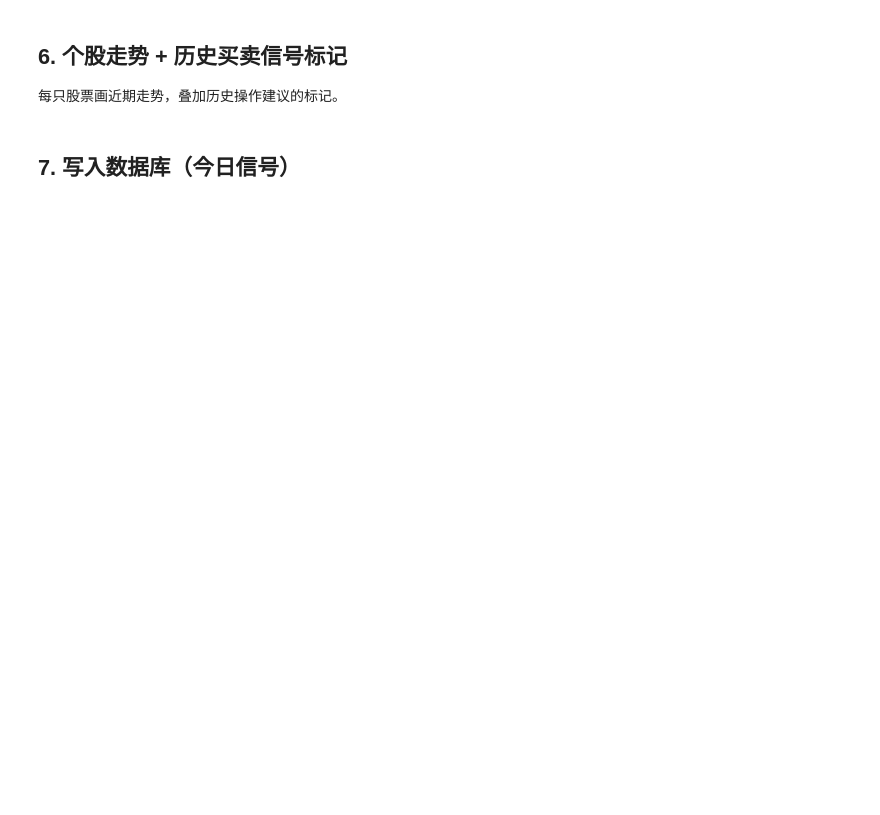
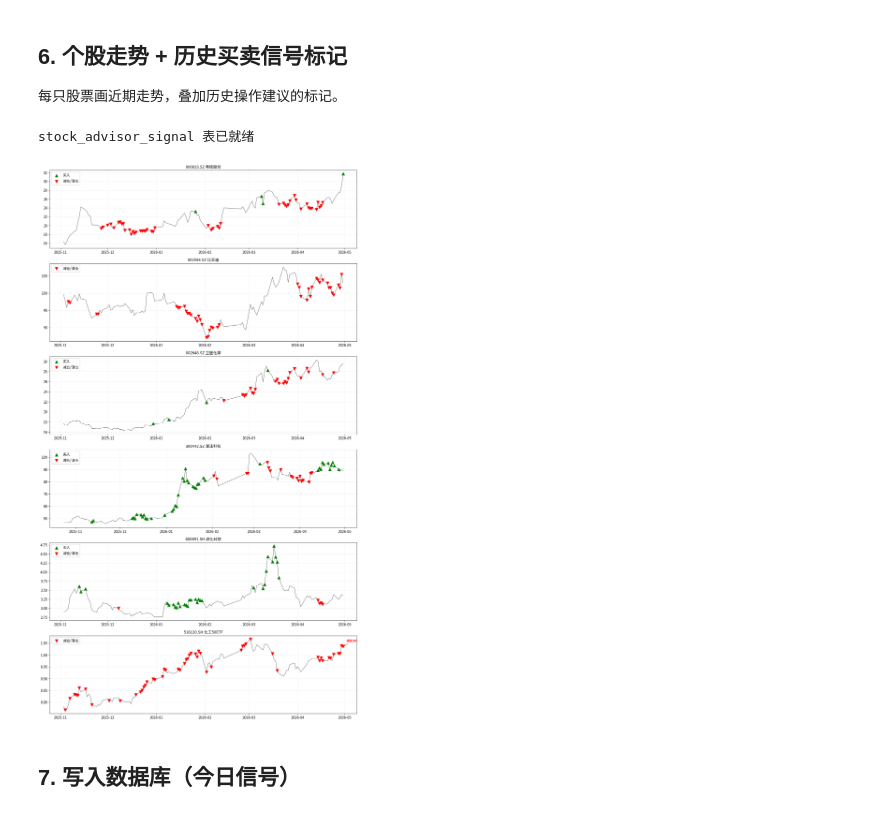
Before and after one commit to AmbitionC/invest-model, a Jupyter notebook: notebooks/13_daily_advisor.ipynb, the cells around one changed output. Cells and saved outputs as stored; diff of their text form; code cells hidden in the pictures; blank space fills up the shorter version.

```diff
--- a/notebooks/13_daily_advisor.ipynb
+++ b/notebooks/13_daily_advisor.ipynb
@@ -225,11 +267,6 @@ try:
 except ValueError:
     end_dt = datetime.now()
 chart_start = (end_dt - timedelta(days=CHART_DAYS * 2)).strftime('%Y%m%d')
-
-# 重新导入最新版本
-import importlib, invest_model.advisor.persistence as _p
-importlib.reload(_p)
-from invest_model.advisor.persistence import get_advisor_history
 
 hist = get_advisor_history(engine, all_codes, chart_start, trade_date)
 n_stocks = len(all_codes)
@@ -255,33 +292,36 @@ for ax, code in zip(axes, all_codes):
             code_hist['date'] = pd.to_datetime(code_hist['trade_date'], format='%Y%m%d')
             merged = code_hist.merge(daily[['date', 'close']], on='date', how='inner')
 
             buys = merged[merged['action'].isin(['strong_buy', 'buy'])]
             if not buys.empty:
                 ax.scatter(buys['date'], buys['close'], marker='^', color='green',
                            s=80, zorder=5, label='买入')
             sells = merged[merged['action'].isin(['reduce', 'clear'])]
             if not sells.empty:
                 ax.scatter(sells['date'], sells['close'], marker='v', color='red',
                            s=80, zorder=5, label='减仓/清仓')
 
     # 今日信号标注
     today_sig = next((s for s in signals if s.code == code), None)
     if today_sig and today_sig.action != 'hold':
         today_dt = pd.Timestamp(trade_date)
         today_price = daily.iloc[-1]['close']
         color = 'green' if today_sig.action in ('strong_buy', 'buy') else 'red'
         ax.annotate(f'{today_sig.action_cn}({today_sig.confidence})',
                     xy=(today_dt, today_price),
                     fontsize=9, color=color, fontweight='bold',
                     xytext=(10, 15), textcoords='offset points',
                     arrowprops=dict(arrowstyle='->', color=color))
 
     ax.set_title(f'{code} {name}', fontsize=12)
     ax.legend(loc='upper left')
     ax.grid(True, alpha=0.2)
 
 plt.tight_layout()
 plt.show()
+# %% [output]
+stock_advisor_signal 表已就绪
+[figure, added]
 # %% [markdown]
 ## 7. 写入数据库（今日信号）
 # %%
```
Also changed, not shown: parts of 6 cells of this notebook, 4 other files.
